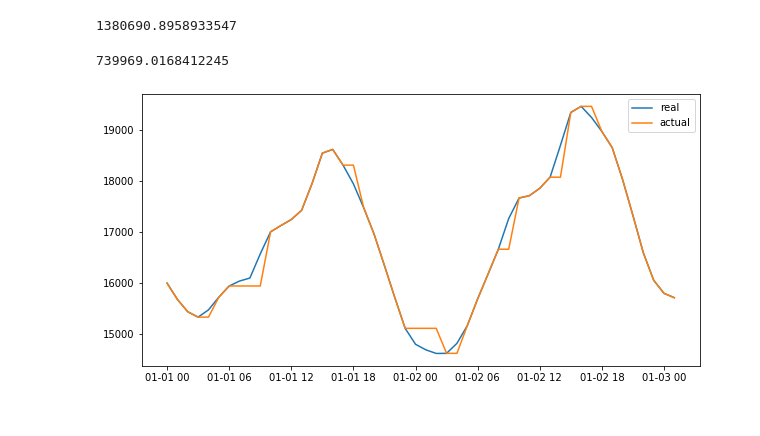
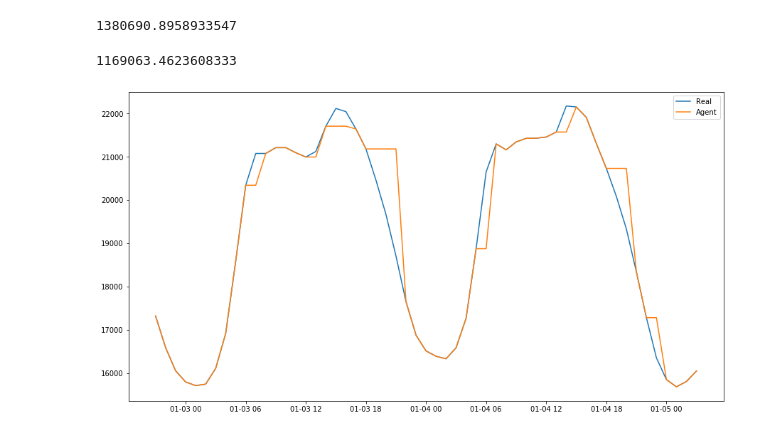
Before and after one commit to Carterbouley/Batteries-RL-optimization, a Jupyter notebook: test.ipynb, the cells around one changed output. Saved outputs shown, nothing was run; the diff lists cells and outputs as text; code cells hidden in the pictures.

```diff
--- a/test.ipynb
+++ b/test.ipynb
@@ -38,7 +38,8 @@ df.head(30)
 | 28 | 2005-01-02 04:00:00+00:00 | 14813.46 | 6 |
 | 29 | 2005-01-02 05:00:00+00:00 | 15158.68 | 6 |
 # %%
-test = df.head(50).copy()
+test = df.head(170).copy()
+test = df.iloc[45:100].copy()
 # %%
 class Agent:
     #class constructor function
@@ -222,13 +225,13 @@ for i in range(len(test)-1):
     agent4.take_action()
 print(np.mean(agent4.collection_rewards))
 # %% [output]
-739969.0168412245
+1169063.4623608333
 # %%
-plt.figure(figsize=(10,5))
+plt.figure(figsize=(15,8))
 plt.plot(test.time.values,test.load.values)
 plt.plot(test.time.values,agent4.collection_loads)
-plt.legend(['real','actual'])
+plt.legend(['Real','Agent'])
 plt.show()
 #agent4.collection_loads
 # %% [output]
-[figure, old version]
+[figure, new version]
```
Also changed, not shown: parts of 1 cell of this notebook, 1 other file.
